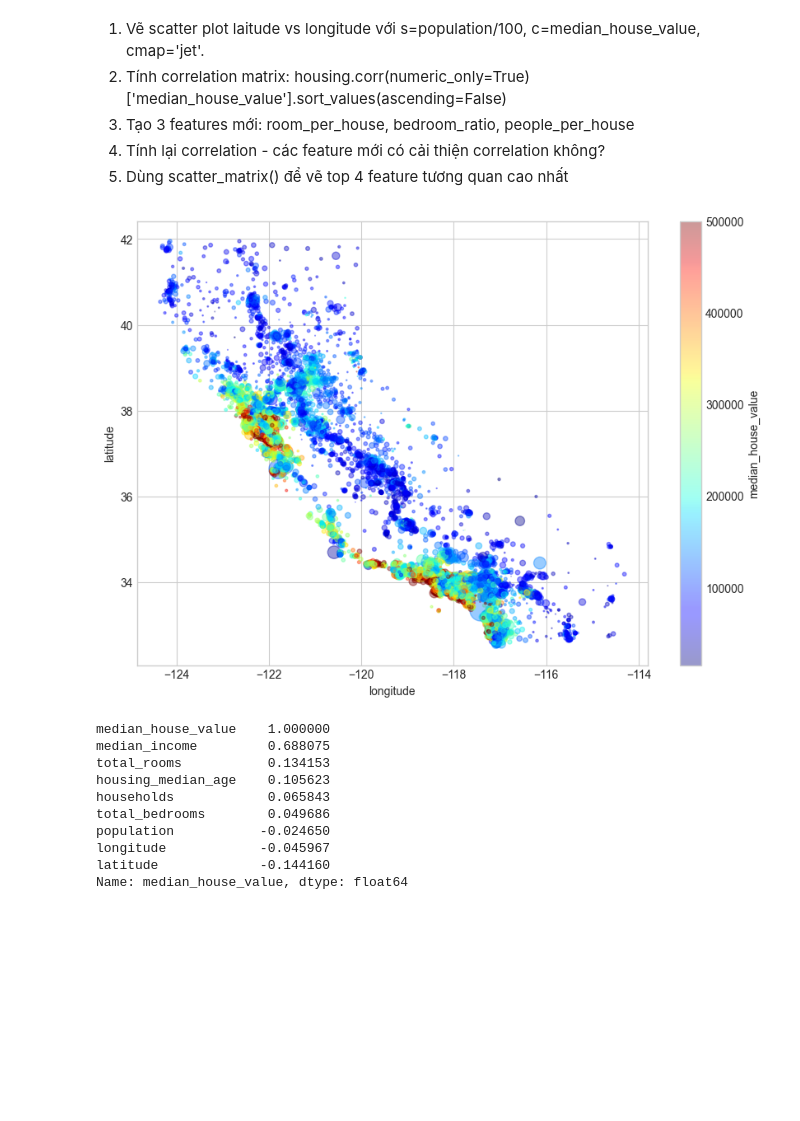
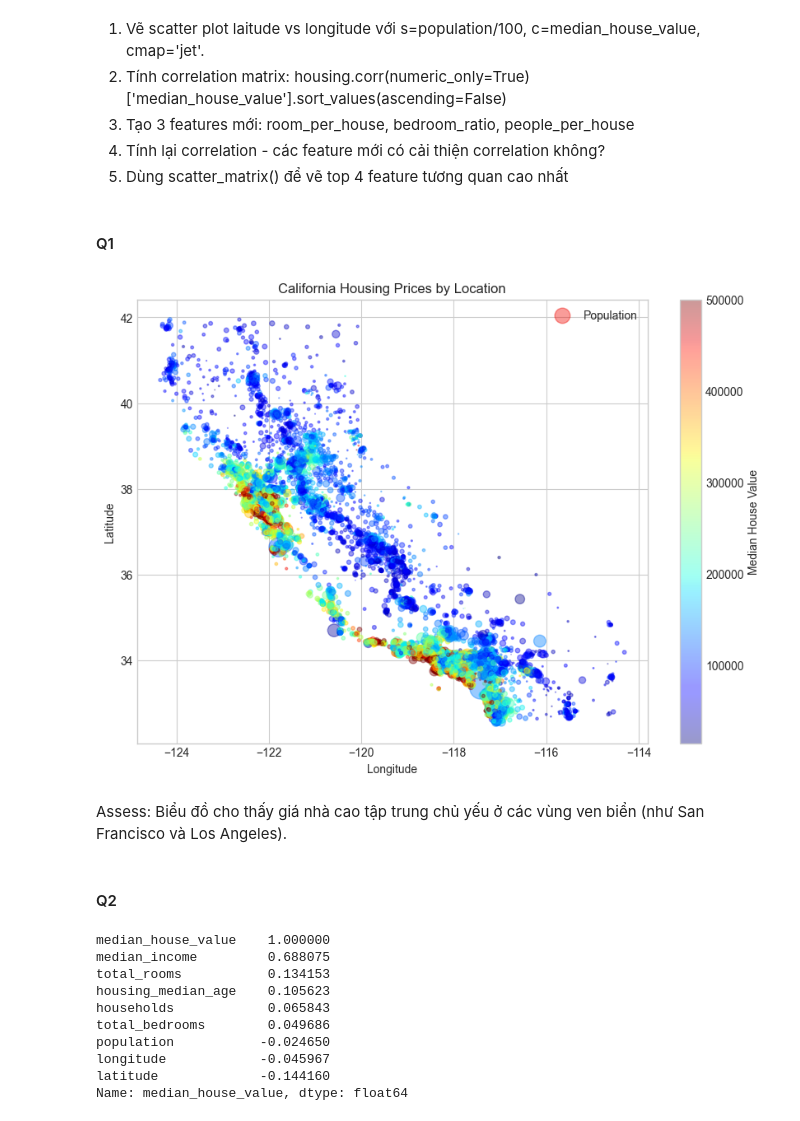
Before and after one commit to HieuXiao/ml-data-handling-viz, a Jupyter notebook: MachineL/ML_04/house_price.ipynb, the cells around one changed output. Cells and saved outputs as stored; diff of their text form; code cells hidden in the pictures; blank space fills up the shorter version.

```diff
--- a/MachineL/ML_04/house_price.ipynb
+++ b/MachineL/ML_04/house_price.ipynb
@@ -142,6 +142,18 @@ Dựa trên các biểu đồ trực quan, ta có thể rút ra một số thôn
    - Kết hợp với màu sắc, đồ thị chứng tỏ giá trị bất động sản (*median house value*) phụ thuộc trực tiếp vào vị trí không gian. Các khu dân cư gần đại dương có khuynh hướng đắt đỏ hơn đáng kể so với đất liền.
 # %% [markdown]
 ## Extra
+# %%
+import pandas as pd
+import numpy as np
+import matplotlib.pyplot as plt
+from pandas.plotting import scatter_matrix
+from sklearn.model_selection import StratifiedShuffleSplit
+from sklearn.pipeline import Pipeline
+from sklearn.impute import SimpleImputer
+from sklearn.preprocessing import StandardScaler, OneHotEncoder
+from sklearn.compose import ColumnTransformer
+
+housing = pd.read_csv('..\..\Data\ML_extra\housing.csv')
 # %% [markdown]
 ### Task 01
 # %% [markdown]
@@ -150,19 +162,27 @@ Dựa trên các biểu đồ trực quan, ta có thể rút ra một số thôn
 3. Tạo 3 features mới: room_per_house, bedroom_ratio, people_per_house
 4. Tính lại correlation - các feature mới có cải thiện correlation không?
 5. Dùng scatter_matrix() để vẽ top 4 feature tương quan cao nhất
+# %% [markdown]
+#### Q1
 # %%
-df.plot(
-    kind="scatter",
-    x="longitude",
-    y="latitude",
-    s=df["population"]/100,
-    c="median_house_value",
-    cmap="jet",
-    alpha=0.4,
-    colorbar=True,
-    figsize=(10,7)
-)
+# Vẽ scatter plot Latitude vs Longitude
+
+plt.figure(figsize=(10, 7))
+plt.scatter(housing['longitude'], housing['latitude'], alpha=0.4,
+            s=housing['population']/100, label='Population',
+            c=housing['median_house_value'], cmap='jet')
+
+plt.colorbar(label='Median House Value')
+plt.xlabel('Longitude')
+plt.ylabel('Latitude')
+plt.title('California Housing Prices by Location')
+plt.legend()
 plt.show()
 # %% [output]
-[figure, old version]
+[figure, new version]
+# %% [markdown]
+Assess:
+Biểu đồ cho thấy giá nhà cao tập trung chủ yếu ở các vùng ven biển (như San Francisco và Los Angeles).
+# %% [markdown]
+#### Q2
 # %%
```
Also changed, not shown: parts of 11 cells of this notebook, 5 other files.
